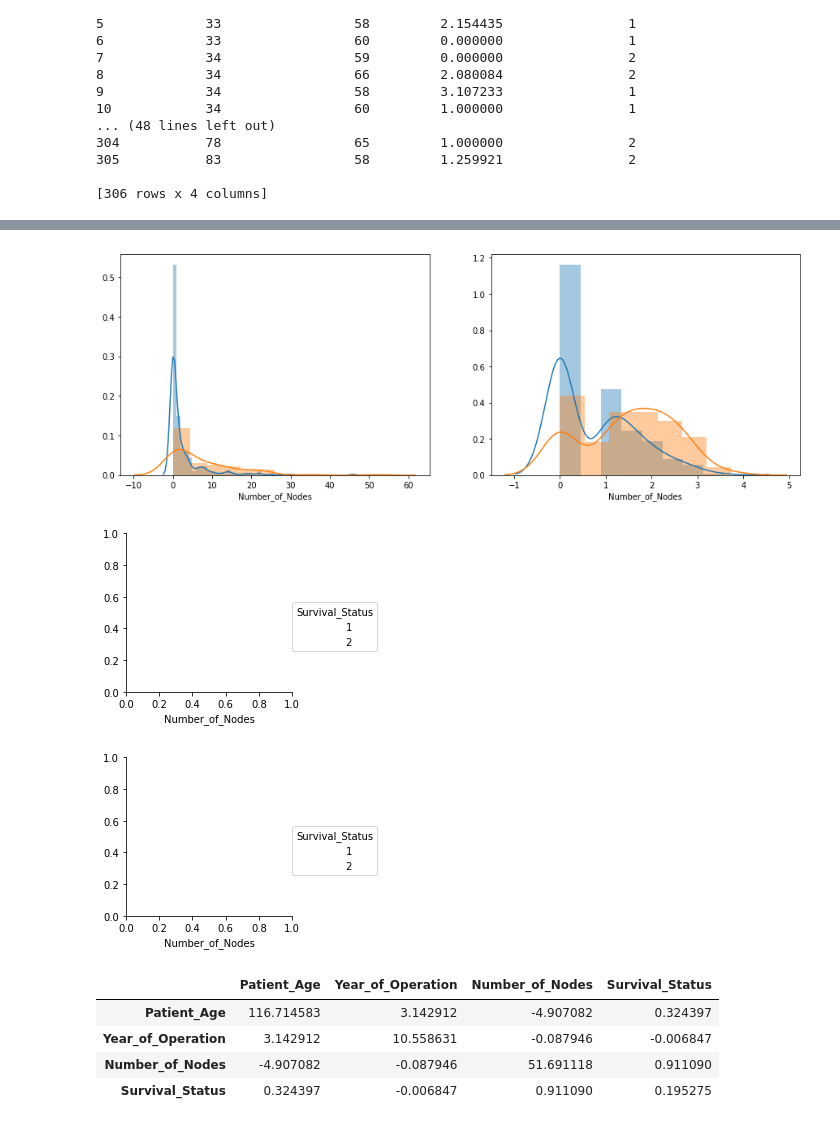
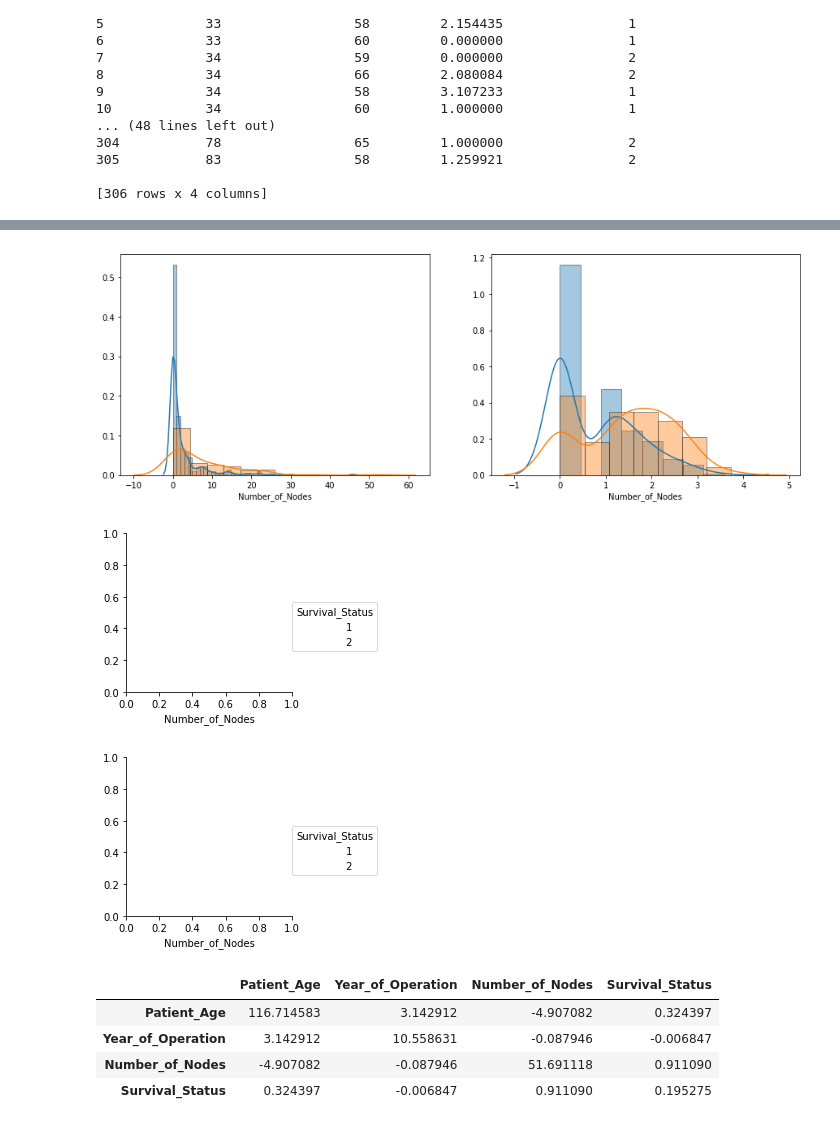
Before and after one commit to S3688570/Prediction-of-Breast-Cancer, a Jupyter notebook: Assignment2.ipynb, the cells around one changed output, grey strips where cells are left out. Cells and saved outputs as stored; diff of their text form; code cells hidden in the pictures.

```diff
--- a/Assignment2.ipynb
+++ b/Assignment2.ipynb
@@ -238,13 +242,13 @@ plt.show()
 # %%
 #Distribution and Probability Density Function plots of untransformed versus cube root transformed
 #Number of Nodes grouped by survival
 
 fig, axes = plt.subplots(1, 2, figsize=(15, 5))
-sns.FacetGrid(survival, hue = "Survival_Status").map(sns.distplot, "Number_of_Nodes", ax = axes[0]).add_legend()
-sns.FacetGrid(survival2, hue = "Survival_Status").map(sns.distplot, "Number_of_Nodes", ax = axes[1]).add_legend()
+sns.FacetGrid(survival, hue = "Survival_Status").map(sns.distplot, "Number_of_Nodes", hist_kws={'edgecolor': 'black'}, ax = axes[0]).add_legend()
+sns.FacetGrid(survival2, hue = "Survival_Status").map(sns.distplot, "Number_of_Nodes", hist_kws={'edgecolor': 'black'}, ax = axes[1]).add_legend()
 plt.show()
 # %% [output]
-[figure, old version]
+[figure, new version]
 [figure]
 [figure]
 # %%
```
Also changed, not shown: parts of 22 cells of this notebook, 1 other file.
